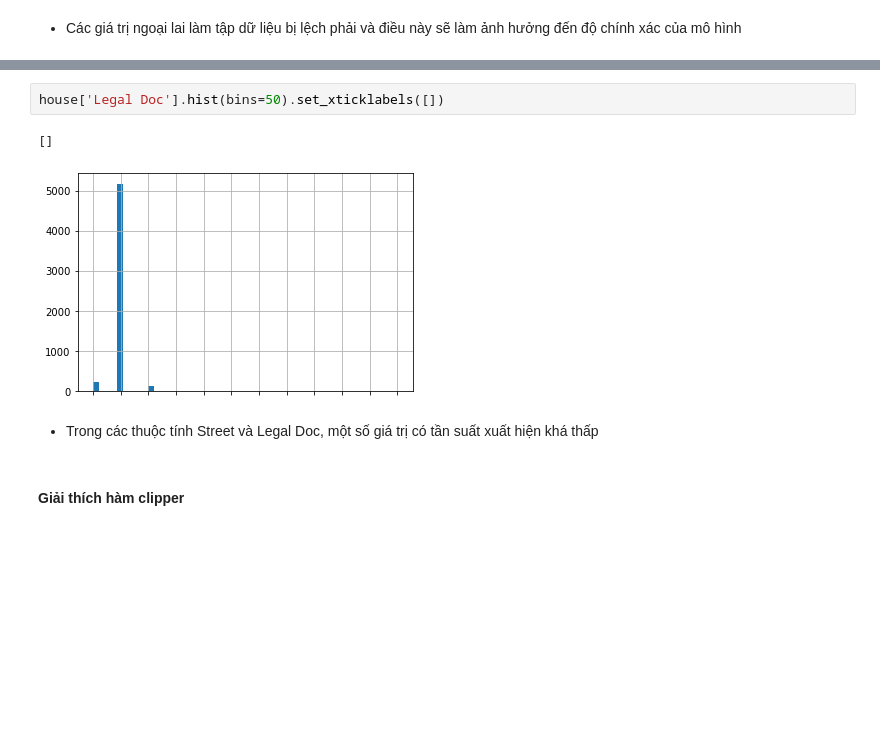
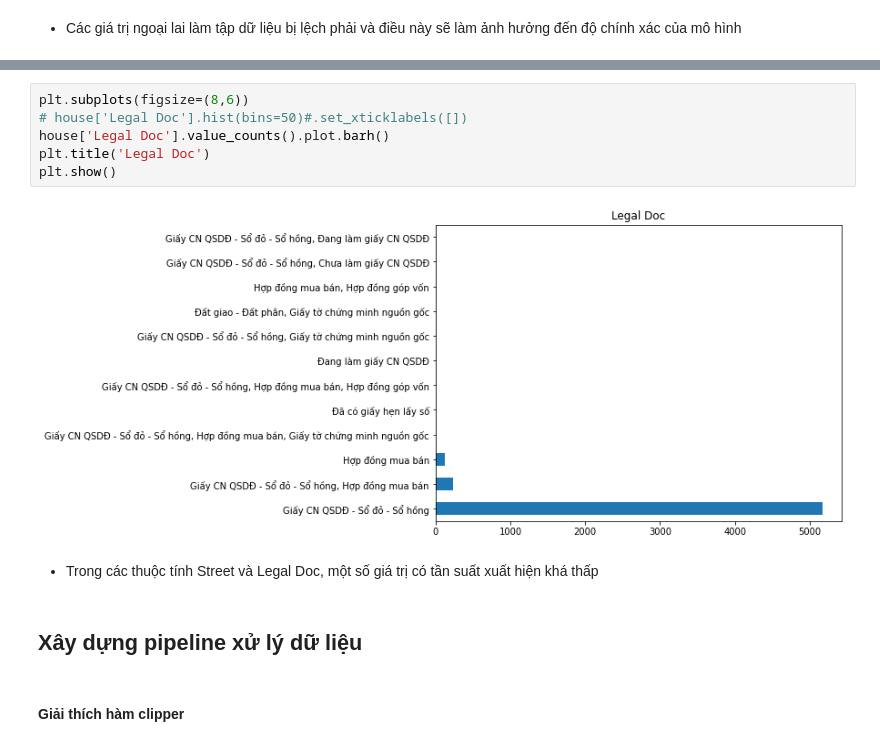
Before and after one commit to HieuTranV/DataVisualization, a Jupyter notebook: LabCK/Statistic&Model.ipynb, the cells around one changed output, grey strips where cells are left out. Cells and saved outputs as stored; diff of their text form; blank space fills up the shorter version.

```diff
--- a/LabCK/Statistic&Model.ipynb
+++ b/LabCK/Statistic&Model.ipynb
@@ -789,10 +793,15 @@ plt.show()
-# %%
-house['Legal Doc'].hist(bins=50).set_xticklabels([])
-# %% [output]
-[]
-[figure, removed]
+# %%
+plt.subplots(figsize=(8,6))
+# house['Legal Doc'].hist(bins=50)#.set_xticklabels([])
+house['Legal Doc'].value_counts().plot.barh()
+plt.title('Legal Doc')
+plt.show()
+# %% [output]
+[figure, added]
 # %% [markdown]
 - Trong các thuộc tính Street và Legal Doc, một số giá trị có tần suất xuất hiện khá thấp
+# %% [markdown]
+## Xây dựng pipeline xử lý dữ liệu
 # %% [markdown]
 #### Giải thích hàm clipper
 # %% [markdown]
```
Also changed, not shown: parts of 58 cells of this notebook.
